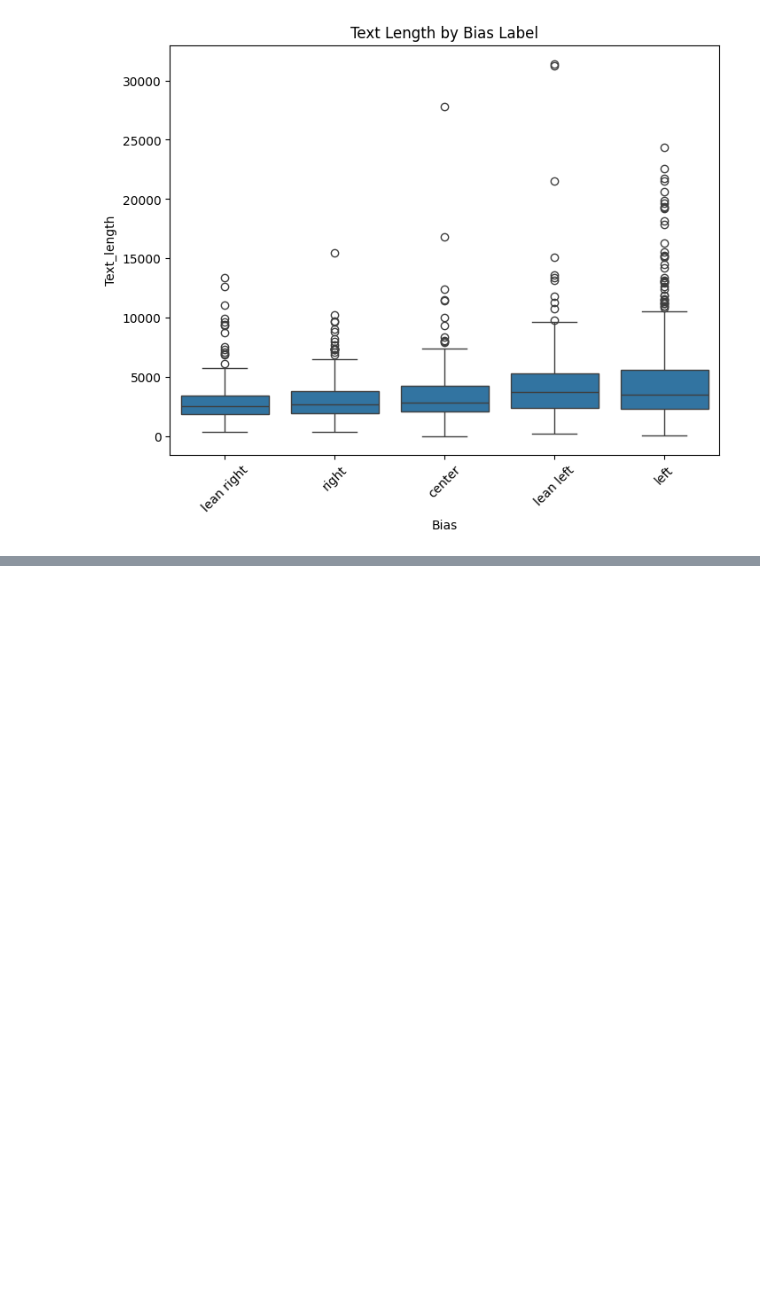
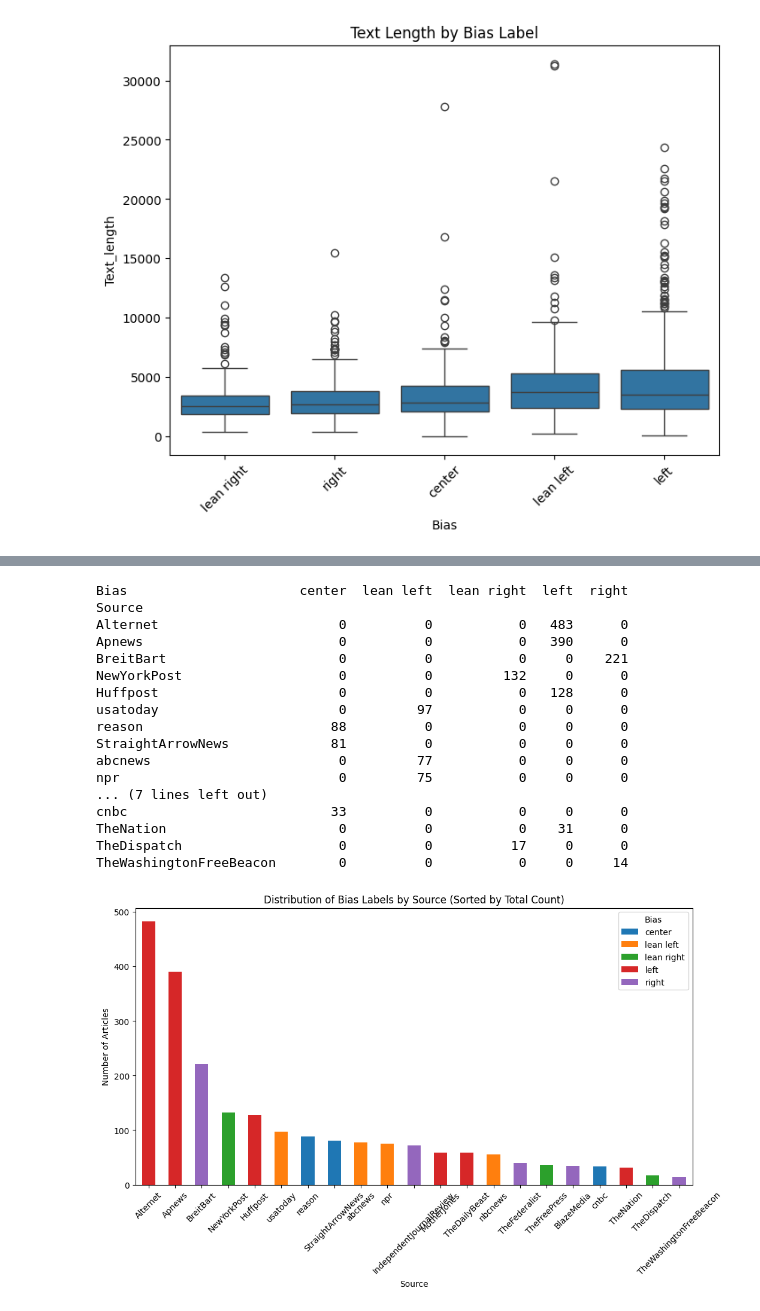
Before and after one commit to foongming/CS5242Project, a Jupyter notebook: EDA.ipynb, the cells around one changed output, grey strips where cells are left out. Cells and saved outputs as stored; diff of their text form; code cells hidden in the pictures; blank space fills up the shorter version.

```diff
--- a/EDA.ipynb
+++ b/EDA.ipynb
@@ -249,0 +279,41 @@ plt.show()
+# %%
+# Group by 'Source' and 'Bias' and get the count for each combination
+bias_distribution_by_source = data.groupby(['Source', 'Bias']).size().unstack(fill_value=0)
+
+# Sum the counts for each source and sort by the total count
+bias_distribution_by_source['Total'] = bias_distribution_by_source.sum(axis=1)
+bias_distribution_by_source = bias_distribution_by_source.sort_values(by='Total', ascending=False)
+
+# Drop the 'Total' column from the plot
+bias_distribution_by_source.drop('Total', axis=1, inplace=True)
+
+# Print the sorted distribution
+print(bias_distribution_by_source)
+
+# Plot the distribution using a stacked bar plot
+bias_distribution_by_source.plot(kind='bar', stacked=True, figsize=(12, 6))
+plt.title('Distribution of Bias Labels by Source (Sorted by Total Count)')
+plt.xlabel('Source')
+plt.ylabel('Number of Articles')
+plt.xticks(rotation=45)
+plt.legend(title='Bias')
+plt.show()
+# %% [output]
+Bias                      center  lean left  lean right  left  right
+Source
+Alternet                       0          0           0   483      0
+Apnews                         0          0           0   390      0
+BreitBart                      0          0           0     0    221
+NewYorkPost                    0          0         132     0      0
+Huffpost                       0          0           0   128      0
+usatoday                       0         97           0     0      0
+reason                        88          0           0     0      0
+StraightArrowNews             81          0           0     0      0
+abcnews                        0         77           0     0      0
+npr                            0         75           0     0      0
+... (7 lines left out)
+cnbc                          33          0           0     0      0
+TheNation                      0          0           0    31      0
+TheDispatch                    0          0          17     0      0
+TheWashingtonFreeBeacon        0          0           0     0     14
+[figure, added]
```
Also changed, not shown: parts of 6 cells of this notebook.
